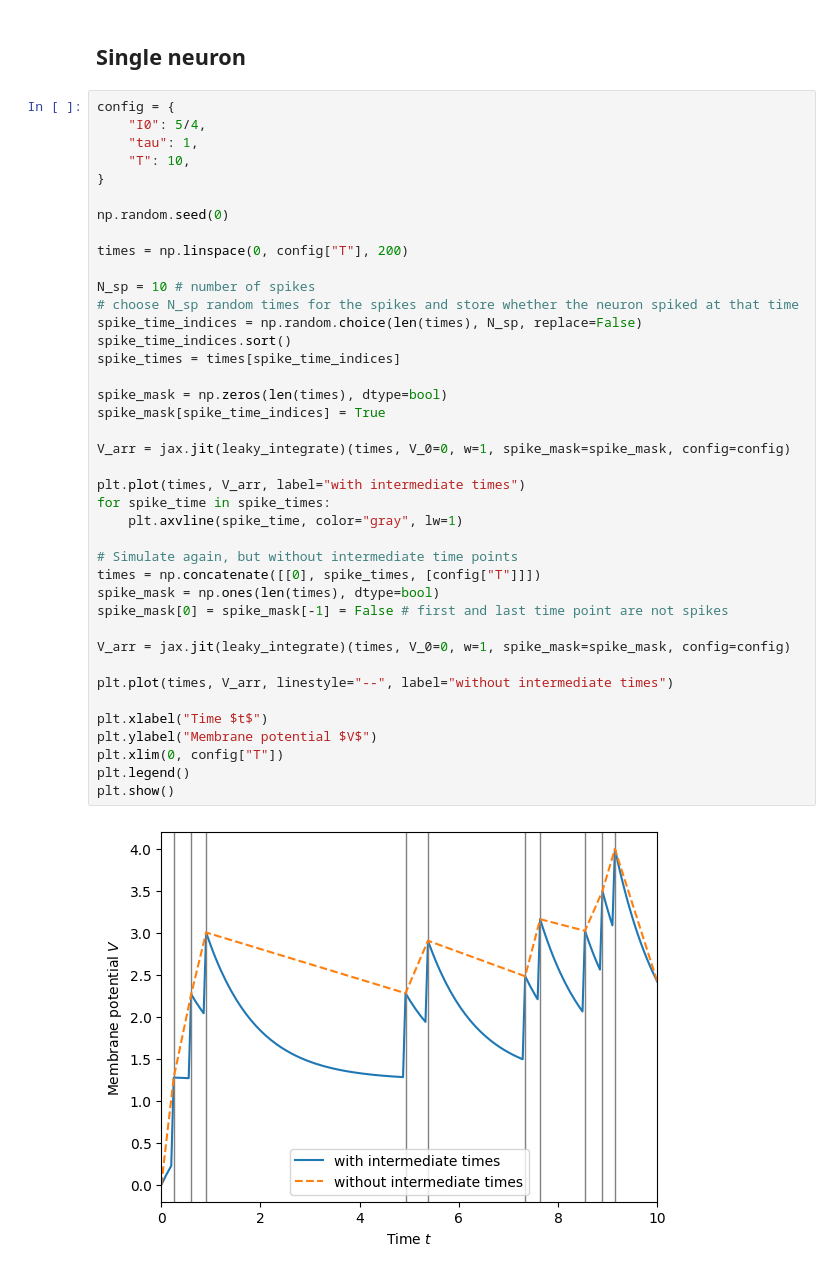
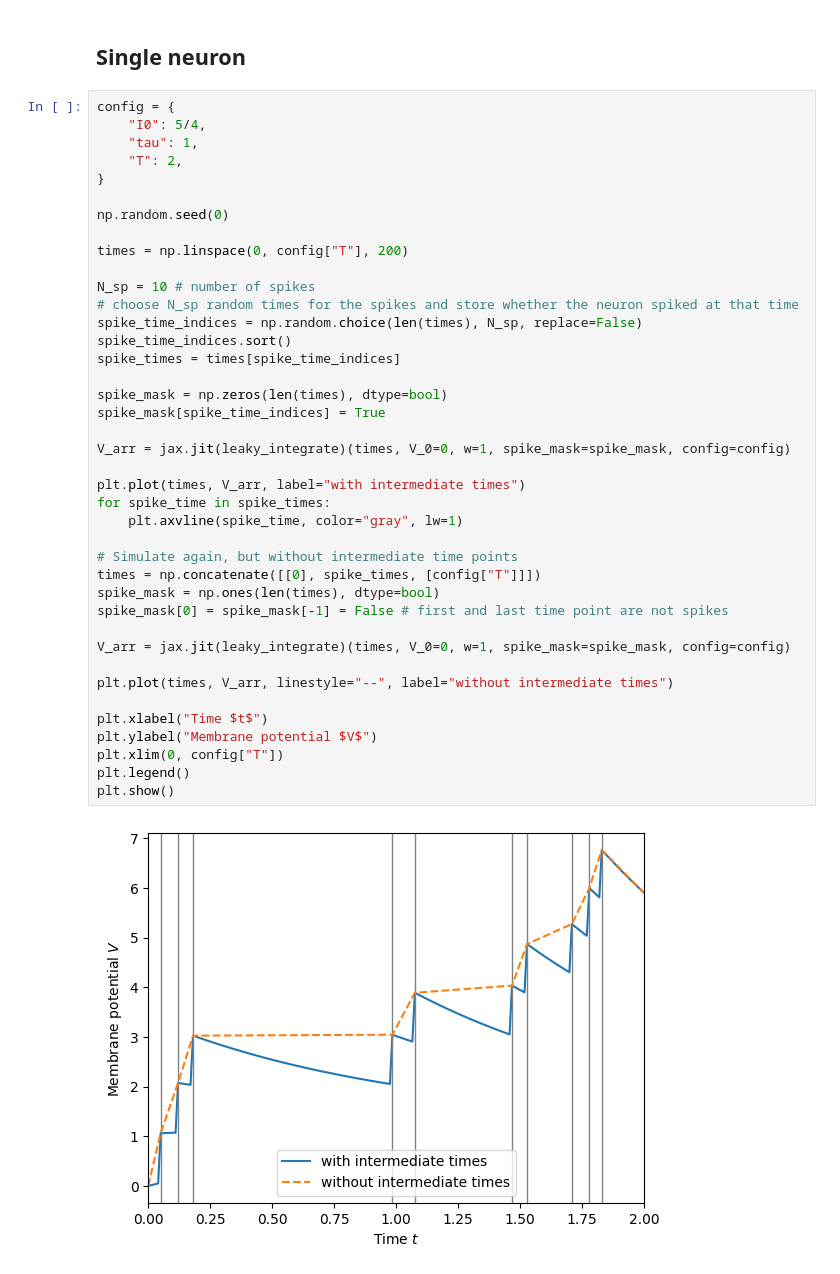
Before and after one commit to carlowenig/spikegd-carlo, a Jupyter notebook: experiments/heidelberg/leaky_integrate_test.ipynb, the cells around one changed output. Drawn from its saved outputs; the diff is of its cells as text.

```diff
--- a/experiments/heidelberg/leaky_integrate_test.ipynb
+++ b/experiments/heidelberg/leaky_integrate_test.ipynb
@@ -12,7 +12,7 @@ import pandas as pd
 config = {
     "I0": 5/4,
     "tau": 1,
-    "T": 10,
+    "T": 2,
 }
 
 np.random.seed(0)
@@ -22,31 +22,31 @@ times = np.linspace(0, config["T"], 200)
 N_sp = 10 # number of spikes
 # choose N_sp random times for the spikes and store whether the neuron spiked at that time
 spike_time_indices = np.random.choice(len(times), N_sp, replace=False)
 spike_time_indices.sort()
 spike_times = times[spike_time_indices]
 
 spike_mask = np.zeros(len(times), dtype=bool)
 spike_mask[spike_time_indices] = True
 
 V_arr = jax.jit(leaky_integrate)(times, V_0=0, w=1, spike_mask=spike_mask, config=config)
 
 plt.plot(times, V_arr, label="with intermediate times")
 for spike_time in spike_times:
     plt.axvline(spike_time, color="gray", lw=1)
 
 # Simulate again, but without intermediate time points
 times = np.concatenate([[0], spike_times, [config["T"]]])
 spike_mask = np.ones(len(times), dtype=bool)
 spike_mask[0] = spike_mask[-1] = False # first and last time point are not spikes
 
 V_arr = jax.jit(leaky_integrate)(times, V_0=0, w=1, spike_mask=spike_mask, config=config)
 
 plt.plot(times, V_arr, linestyle="--", label="without intermediate times")
 
 plt.xlabel("Time $t$")
 plt.ylabel("Membrane potential $V$")
 plt.xlim(0, config["T"])
 plt.legend()
 plt.show()
 # %% [output]
-[figure, old version]
+[figure, new version]
```
Also changed, not shown: 7 other files.
